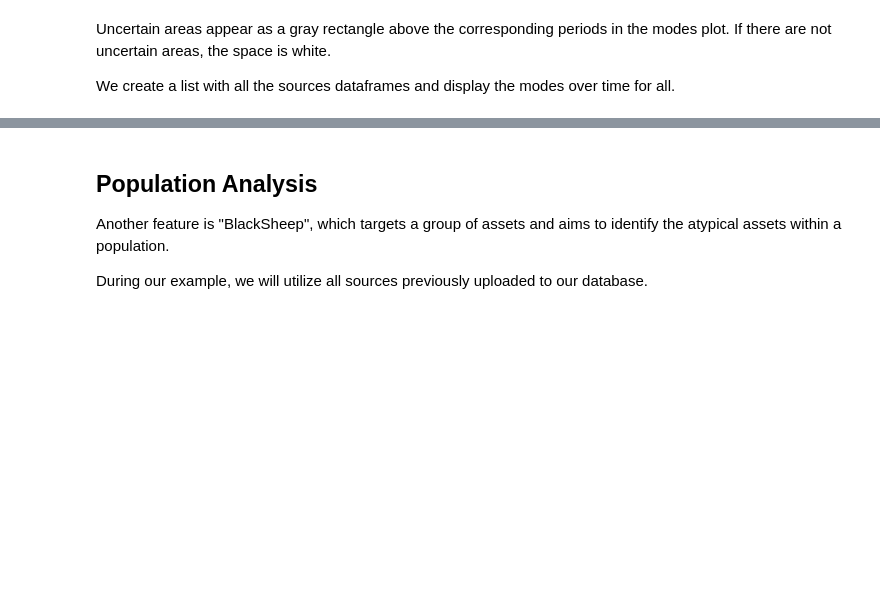
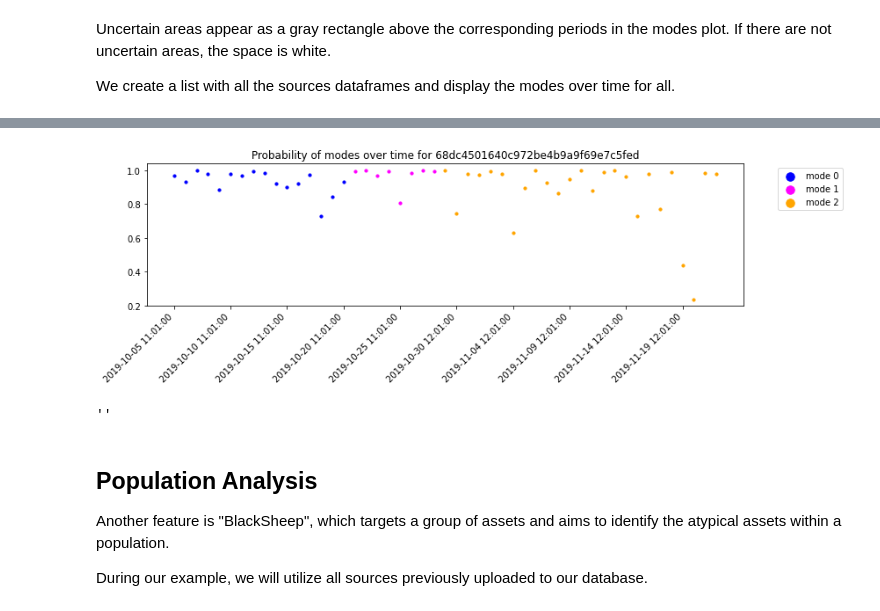
Before and after one commit to vikinganalytics/mvg, a Jupyter notebook: docs/source/content/examples/6-analysis_visual.ipynb, the cells around one changed output, grey strips where cells are left out. Saved outputs shown, nothing was run; the diff lists cells and outputs as text; code cells hidden in the pictures; blank space fills up the shorter version.

Commit message:
Included plot depicting mode probabilities over time

```diff
--- a/docs/source/content/examples/6-analysis_visual.ipynb
+++ b/docs/source/content/examples/6-analysis_visual.ipynb
@@ -327,3 +332,9 @@ plotting.modes_over_time_group([df_u0001, df_u0005], SOURCE_IDS, timeunit="s")
+# %%
+mode_results_parsed = analysis_classes.parse_results(mode_output1, t_unit="s")
+mode_results_parsed.plot_probabilities()
+# %% [output]
+[figure, added]
+''
 # %% [markdown]
 ## Population Analysis
 
```
Also changed, not shown: parts of 19 cells of this notebook.
